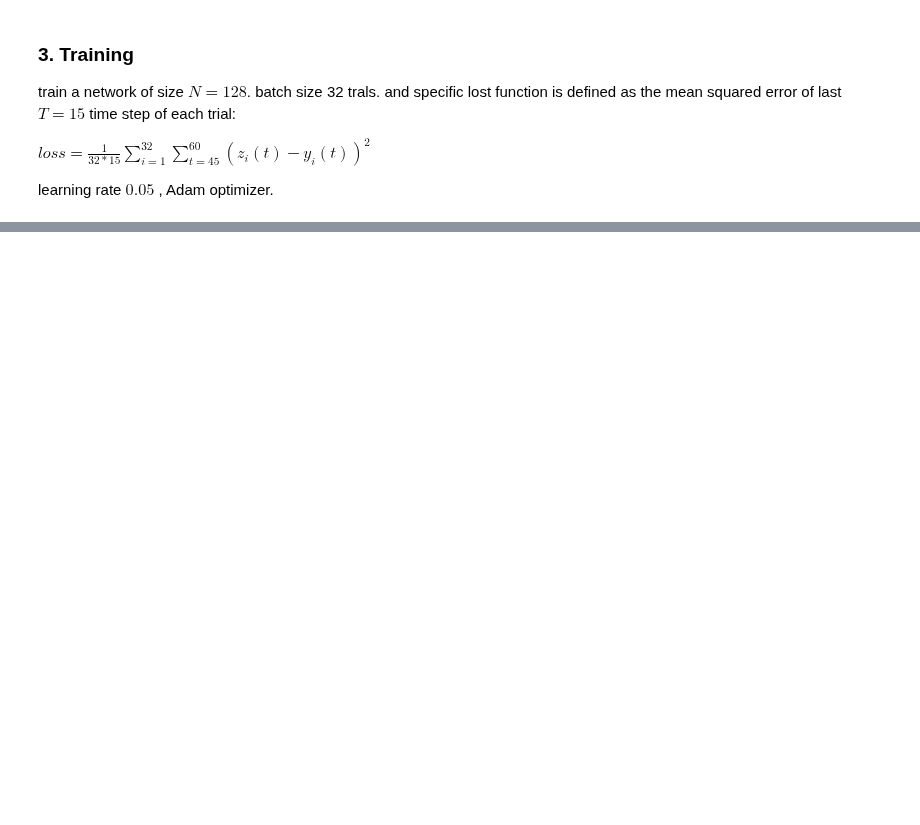
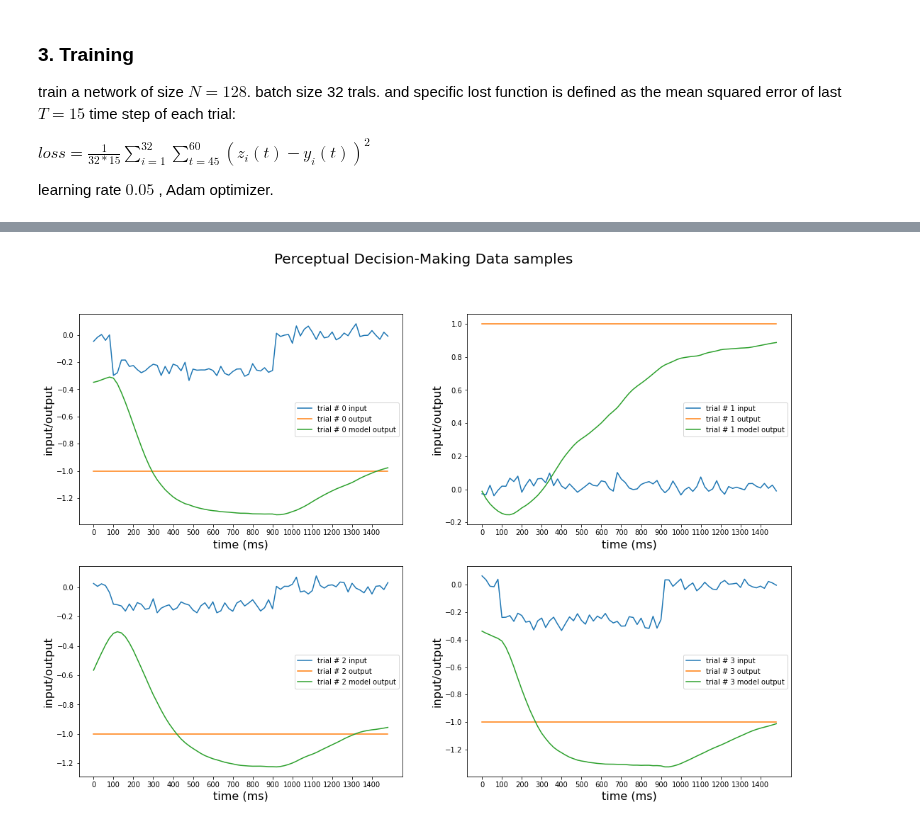
Before and after one commit to Erfan7bt/MHBF, a Jupyter notebook: Projects/DM.ipynb, the cells around one changed output, grey strips where cells are left out. Drawn from its saved outputs; the diff is of its cells as text; code cells hidden in the pictures; blank space fills up the shorter version.

```diff
--- a/Projects/DM.ipynb
+++ b/Projects/DM.ipynb
@@ -330,16 +205,13 @@ def train(dataloader, model, loss_fn, optimizer, T=15):
             print(f"loss: {loss:>7f}  [{current:>5d}/{size:>5d}]")
 # %%
 # Overfitting sanity check
-d_dataset = DecisionDataset(32)
+d_dataset = DecisionDataset(32000)
 train_dataloader = DataLoader(d_dataset, batch_size=32)
 
-n_epochs = 1000
 learning_rate = 5e-3
 T=15
 model = RNN(128)
 loss_fn = nn.MSELoss()
 optimizer = torch.optim.Adam(model.parameters(), lr=learning_rate)
-
-for i in range(1000):
-    train(train_dataloader, model, loss_fn, optimizer, T=T)
+train(train_dataloader, model, loss_fn, optimizer, T=T)
 # %% [output]
@@ -363,12 +227,0 @@ loss: 0.232595  [   32/   32]
-# %%
-d_dataset = DecisionDataset(32000)
-train_dataloader = DataLoader(d_dataset, batch_size=32)
-
-n_epochs = 1000
-learning_rate = 5e-3
-T=15
-model = RNN(128)
-loss_fn = nn.MSELoss()
-optimizer = torch.optim.Adam(model.parameters(), lr=learning_rate)
-
-train(train_dataloader, model, loss_fn, optimizer, T=T)
@@ -385,0 +228,18 @@ loss: 0.167995  [28832/32000]
+# %%
+
+u_arr, y_arr = next(iter(d_dataloader))
+
+plt.figure(figsize=(18,12))
+plt.suptitle('Perceptual Decision-Making Data samples', fontsize=20)
+for idx in range(4):
+    plt.subplot(2,2,idx+1)
+    plt.plot(u_arr[idx,:], label='trial # {} input'.format(idx))
+    plt.plot(y_arr[idx,:], label='trial # {} output'.format(idx))
+    plt.plot(model(u_arr[idx,:].unsqueeze(0)).detach().numpy().squeeze(), label='trial # {} model output'.format(idx))
+    plt.xlabel('time (ms)', fontsize=16)
+    #dt = 20msb
+    plt.xticks(np.arange(0, 75, step=5), np.arange(0, 1500, step=100))
+    plt.ylabel('input/output', fontsize=16)
+    plt.legend()
+# %% [output]
+[figure, added]
```
Also changed, not shown: parts of 8 cells of this notebook.
